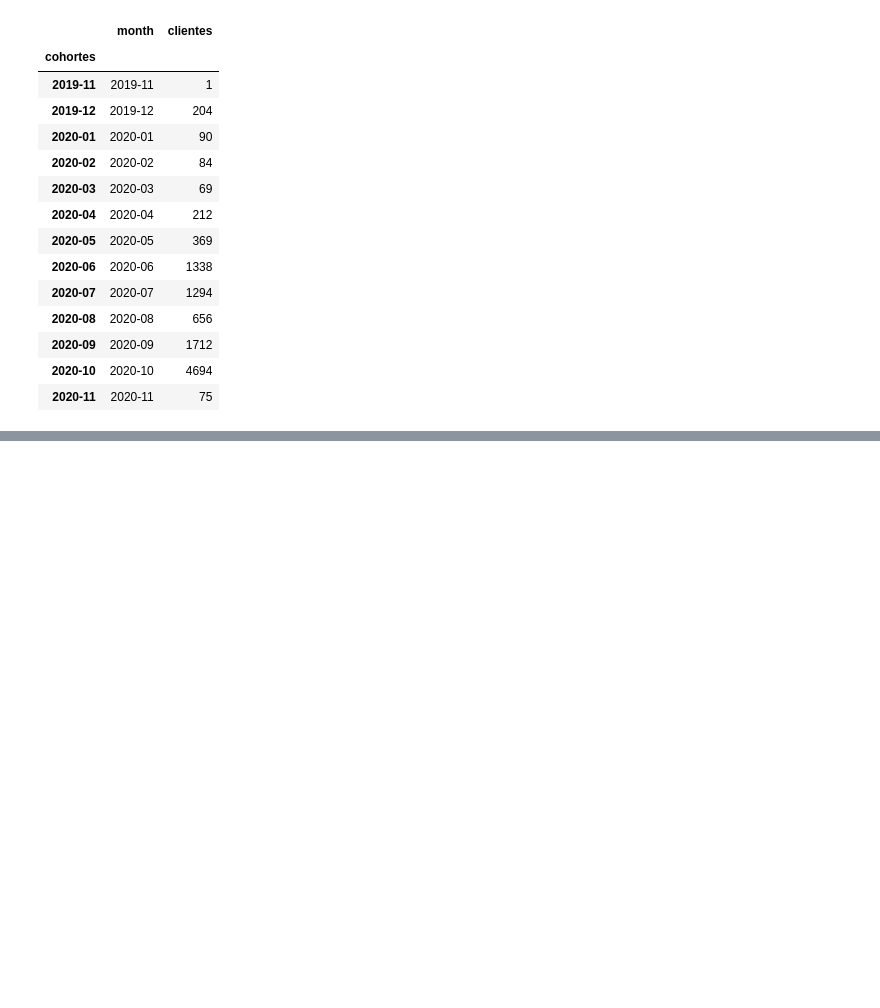
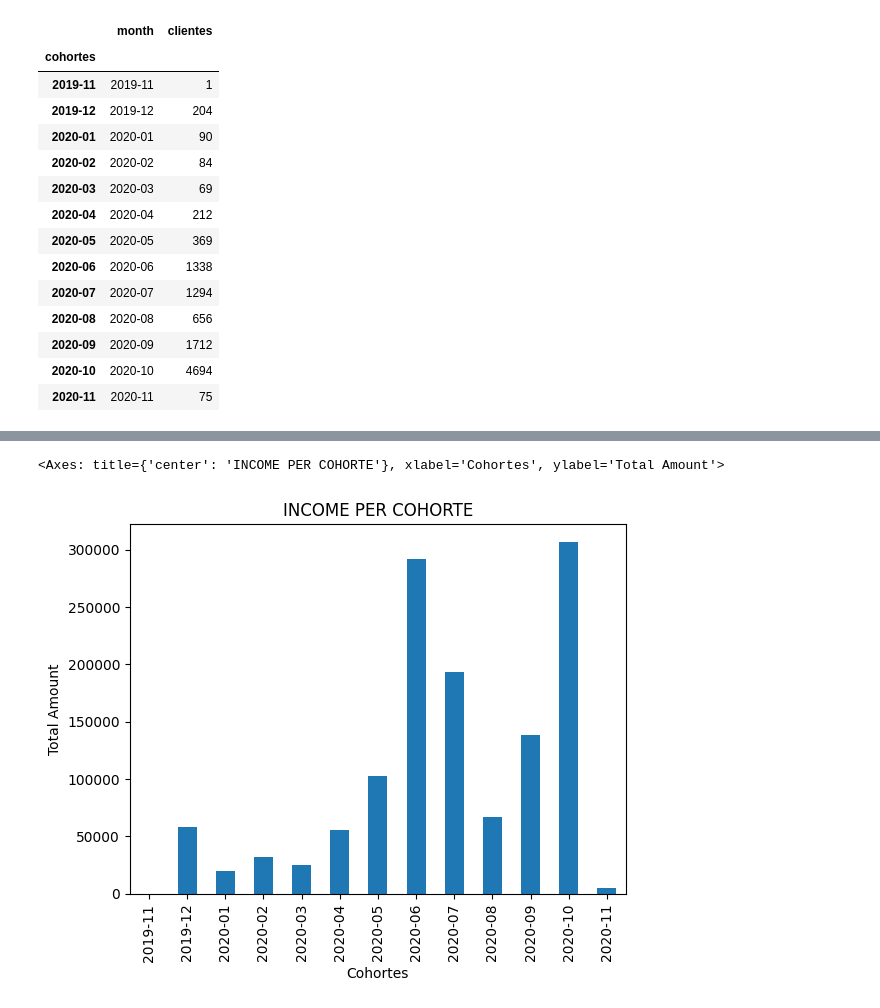
Before and after one commit to ivanseldas/microcredit-churn-classifier, a Jupyter notebook: new_main.ipynb, the cells around one changed output, grey strips where cells are left out. Cells and saved outputs as stored; diff of their text form; code cells hidden in the pictures; blank space fills up the shorter version.

```diff
--- a/new_main.ipynb
+++ b/new_main.ipynb
@@ -170,10 +119,0 @@ cohortes
-# %%
-cash['month_creation'] = cash['created_at'].dt.to_period('M')
-cohortes_first = cash.groupby('month_creation')['user_id'].count()
-cohortes_first_rejected = cash[cash['status'] == 'rejected'].groupby('month_creation')['user_id'].count()
-cohortes_first.plot(kind='bar', color='blue', label='Accepted')
-cohortes_first_rejected.plot(kind='bar', color='red', label='Rejected')
-plt.xlabel('Cohortes')
-plt.legend()
-plt.show()
-print(f'Acepted: {100 - cohortes_first_rejected / cohortes_first * 100}')
@@ -206,3 +119,0 @@ cash_status.plot(kind='pie', autopct='%1.1f%%')
-# %%
-# Creation a column of converting 'created_at' date as month
-cash['month'] = cash['created_at'].dt.to_period('M')
@@ -243,0 +126,7 @@ pivot
+# %%
+# Income generated per cohorte
+income_cohorte = cash[cash['status'] == 'money_back'].groupby('cohortes')['amount'].sum()
+income_cohorte.plot(kind='bar', ylabel= 'Total Amount', xlabel='Cohortes', title='INCOME PER COHORTE')
+# %% [output]
+<Axes: title={'center': 'INCOME PER COHORTE'}, xlabel='Cohortes', ylabel='Total Amount'>
+[figure, added]
```
Also changed, not shown: parts of 12 cells of this notebook.
